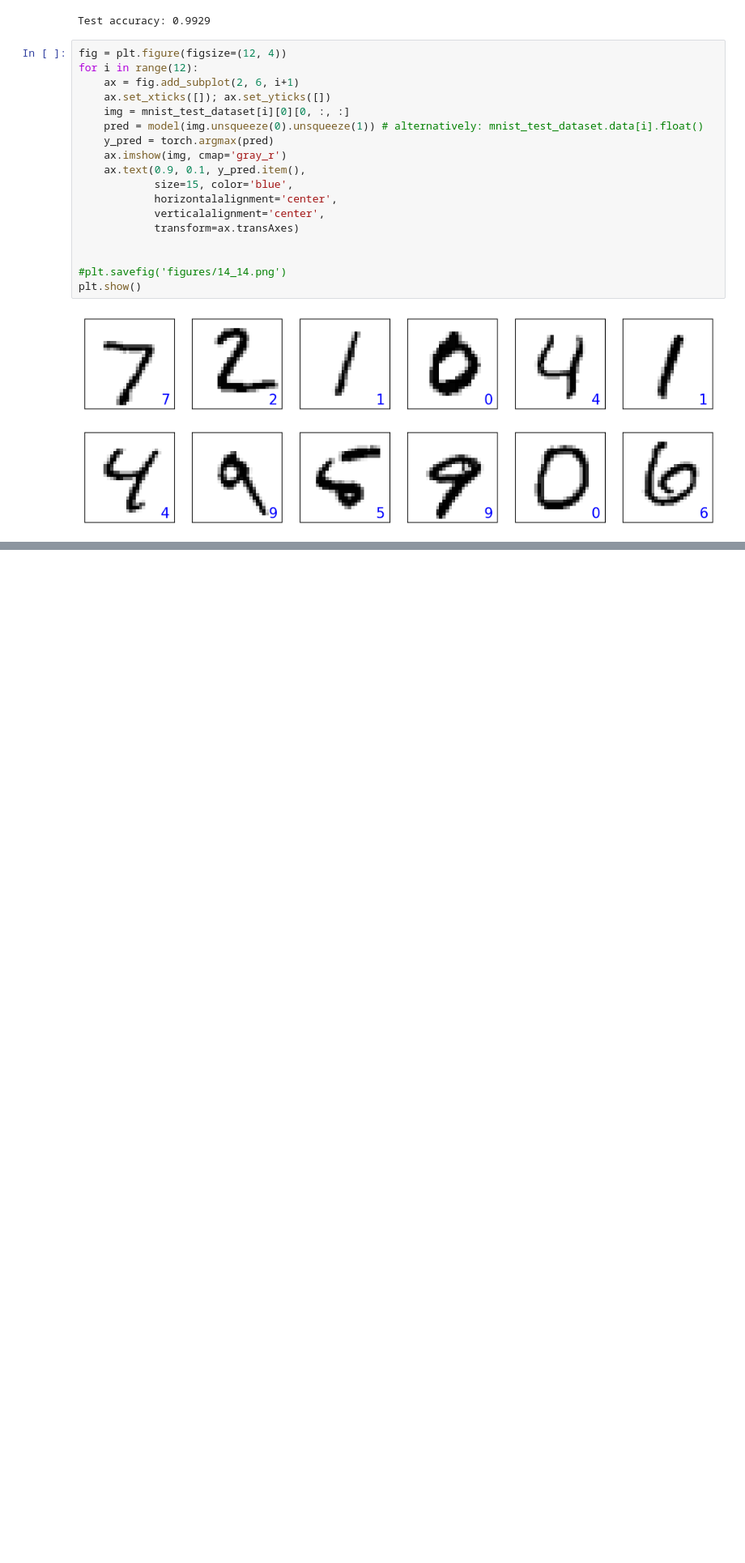
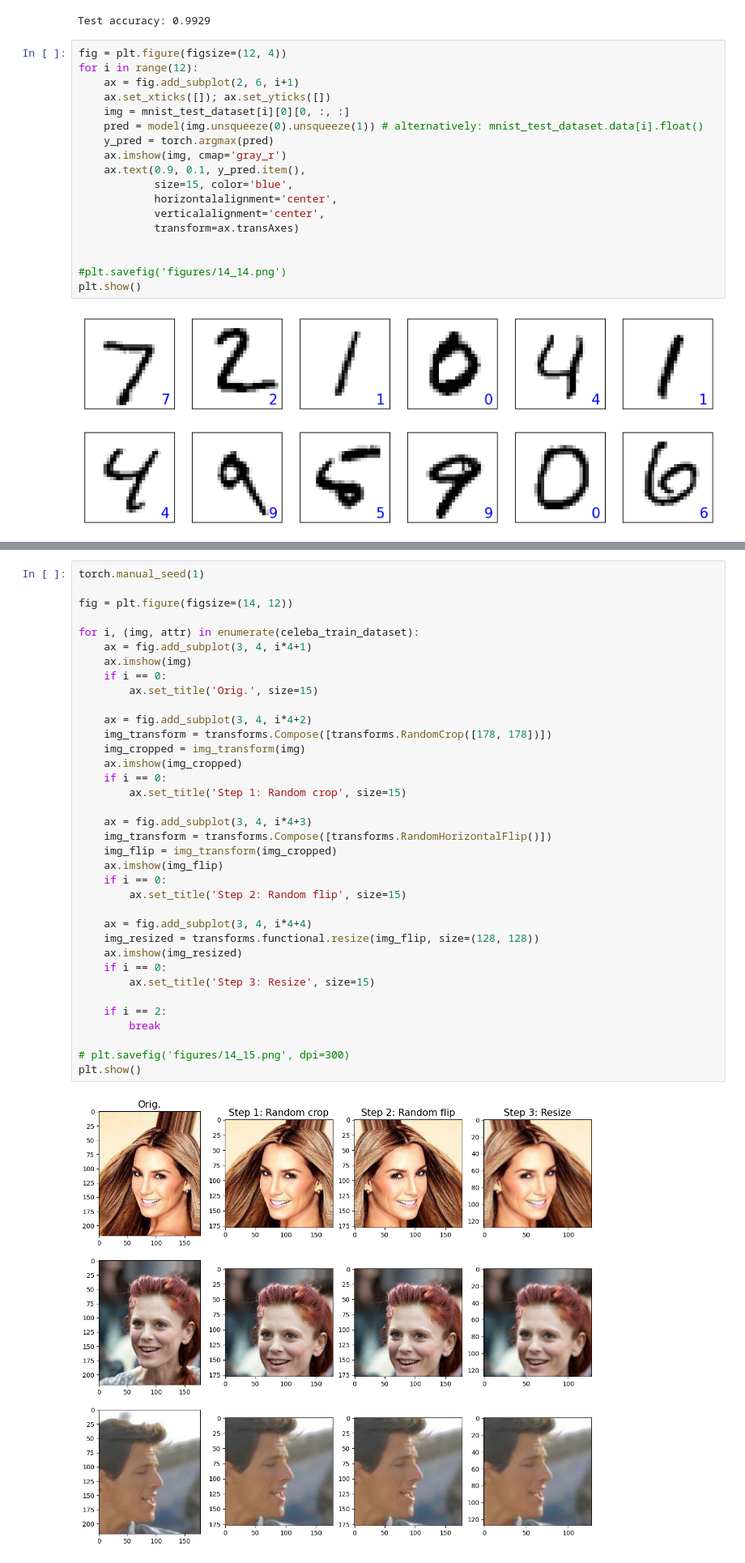
Before and after one commit to AlexeyMarg/ML_models, a Jupyter notebook: pytorch/10.CNN_image_classification.ipynb, the cells around one changed output, grey strips where cells are left out. Shown at 81% size. Drawn from its saved outputs; the diff is of its cells as text; blank space fills up the shorter version.

```diff
--- a/pytorch/10.CNN_image_classification.ipynb
+++ b/pytorch/10.CNN_image_classification.ipynb
@@ -206,0 +279,38 @@ plt.show()
+# %%
+torch.manual_seed(1)
+
+fig = plt.figure(figsize=(14, 12))
+
+for i, (img, attr) in enumerate(celeba_train_dataset):
+    ax = fig.add_subplot(3, 4, i*4+1)
+    ax.imshow(img)
+    if i == 0:
+        ax.set_title('Orig.', size=15)
+
+    ax = fig.add_subplot(3, 4, i*4+2)
+    img_transform = transforms.Compose([transforms.RandomCrop([178, 178])])
+    img_cropped = img_transform(img)
+    ax.imshow(img_cropped)
+    if i == 0:
+        ax.set_title('Step 1: Random crop', size=15)
+
+    ax = fig.add_subplot(3, 4, i*4+3)
+    img_transform = transforms.Compose([transforms.RandomHorizontalFlip()])
+    img_flip = img_transform(img_cropped)
+    ax.imshow(img_flip)
+    if i == 0:
+        ax.set_title('Step 2: Random flip', size=15)
+
+    ax = fig.add_subplot(3, 4, i*4+4)
+    img_resized = transforms.functional.resize(img_flip, size=(128, 128))
+    ax.imshow(img_resized)
+    if i == 0:
+        ax.set_title('Step 3: Resize', size=15)
+
+    if i == 2:
+        break
+
+# plt.savefig('figures/14_15.png', dpi=300)
+plt.show()
+# %% [output]
+[figure, added]
```
Also changed, not shown: parts of 32 cells of this notebook.
